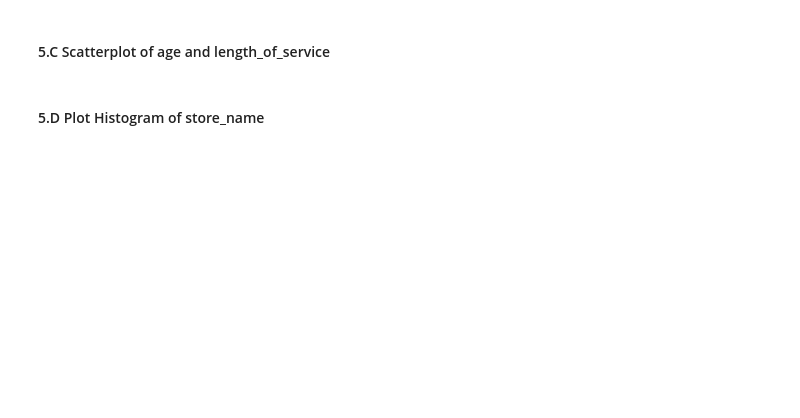
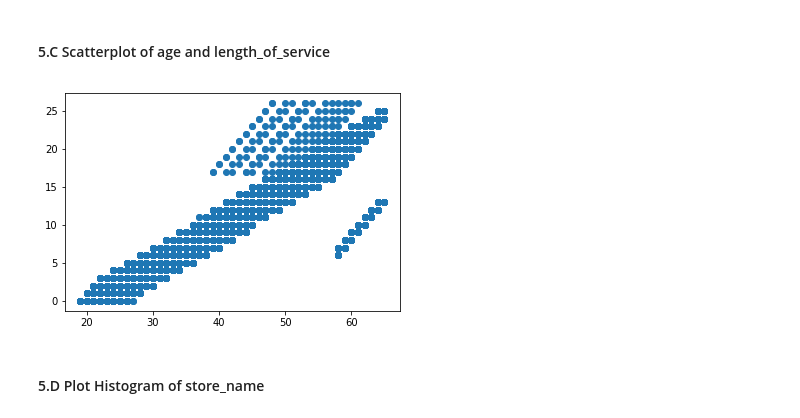
Before and after one commit to Leek03/dsia, a Jupyter notebook: hieu/1.2.2 Pandas Lab-Hieu.ipynb, the cells around one changed output. Saved outputs shown, nothing was run; the diff lists cells and outputs as text; code cells hidden in the pictures; blank space fills up the shorter version.

```diff
--- a/hieu/1.2.2 Pandas Lab-Hieu.ipynb
+++ b/hieu/1.2.2 Pandas Lab-Hieu.ipynb
@@ -392,7 +480,13 @@ plt.show()
 # %%
 # A:
 plt.scatter(df.age, df.length_of_service)
 plt.show()
+
+plt.scatter(df.age, df.lenght_of_service)
+plt.scatter(df)
+plt.show()
+# %% [output]
+[figure, added]
 # %% [markdown]
 #### 5.D Plot Histogram of store_name
 # %%
```
Also changed, not shown: parts of 13 cells of this notebook, 18 other files.
